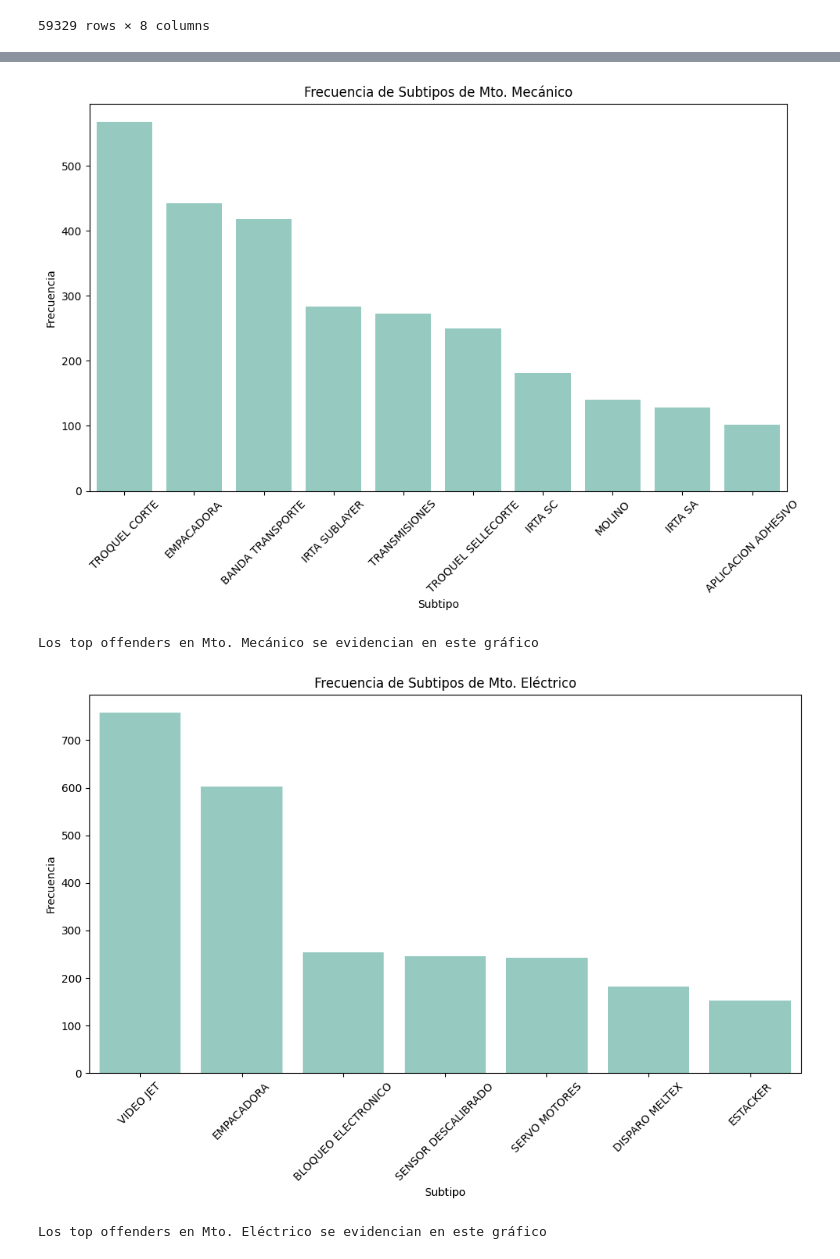
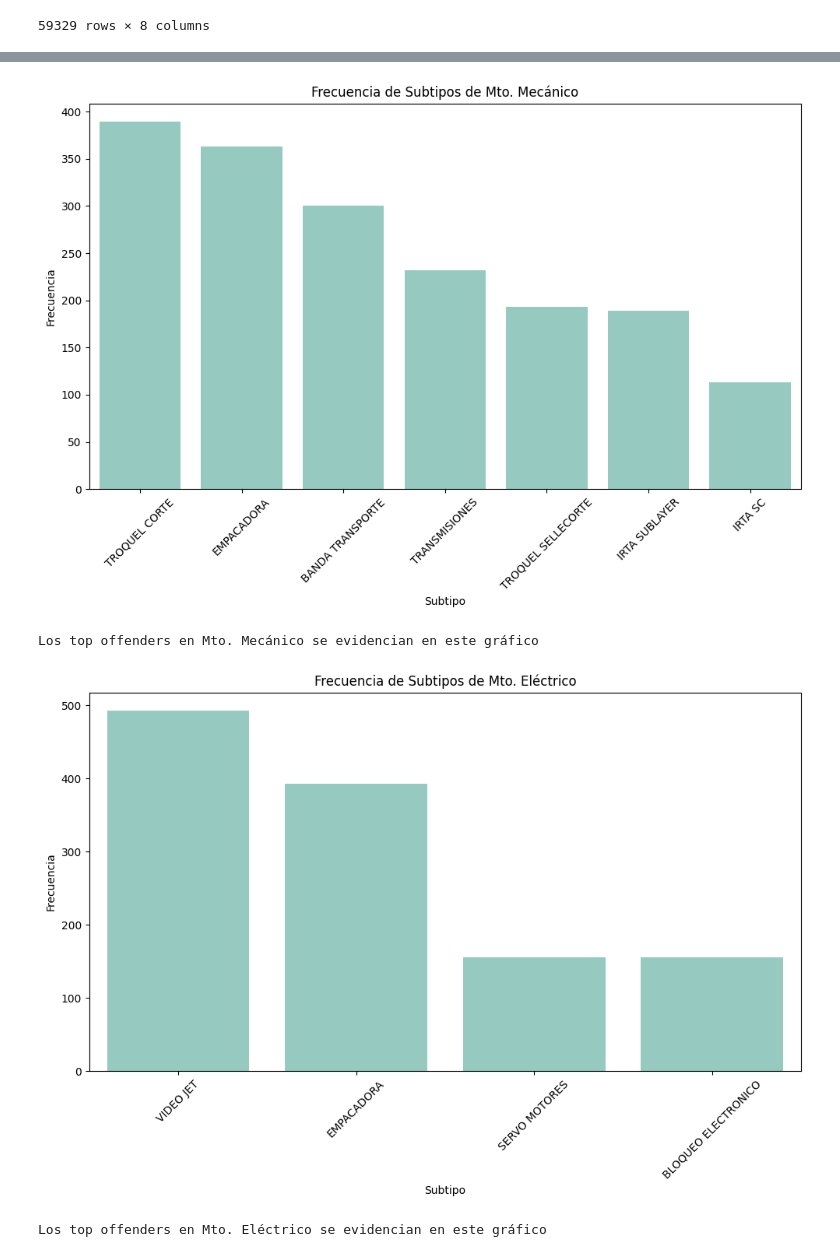
Before and after one commit to 19Juan/aaaa, a Jupyter notebook: src/explore.ipynb, the cells around one changed output, grey strips where cells are left out. Saved outputs shown, nothing was run; the diff lists cells and outputs as text; code cells hidden in the pictures.

```diff
--- a/src/explore.ipynb
+++ b/src/explore.ipynb
@@ -49,3 +49,7 @@ df
 | 70205 | mar-17 | L4 | Paros | Paro por reventado | AUT_10058_MOL_AUSENCIA PULPA 1 | DIARIOS NORMAL | 2 | ... |
 | 70206 | mar-17 | L4 | Paros | Paro por reventado | AUT_10058_MOL_AUSENCIA PULPA 1 | DIARIOS NORMAL | 1 | ... |
 59329 rows × 8 columns
+# %%
+#Necesito borrar las filas que tienen un valor menor o igual a 10 en la columna Tiempo del paro (min)
+df = df[df['Tiempo del paro (min)'] > 10]
+df
@@ -146,23 +163,23 @@ plt.tight_layout()
 plt.show()
 print('Los top offenders en Mto. Mecánico se evidencian en este gráfico')
 # %% [output]
-[figure, old version]
+[figure, new version]
 Los top offenders en Mto. Mecánico se evidencian en este gráfico
 # %%
 #Ahora, sólo tomando la columna Tipo, los valores que tengan "Paro Mto eléctrico", quiero ver qué valor tienen en la columna Subtipo
 df[df['Tipo'] == 'Mto. Eléctrico']['Subtipo'].value_counts()
 #Ahora haré un histograma con los subtipos de paro por emergencia pero sólo con los que tienen más de 100 ocurrencias
 subtipo_counts = df[df['Tipo'] == 'Mto. Eléctrico']['Subtipo'].value_counts()
-subtipo_counts = subtipo_counts[subtipo_counts > 150]
+subtipo_counts = subtipo_counts[subtipo_counts > 100]
 fig, ax = plt.subplots(figsize=(10, 7))
 sns.barplot(x=subtipo_counts.index, y=subtipo_counts.values, ax=ax)
 ax.set_xlabel('Subtipo')
 ax.set_ylabel('Frecuencia')
 ax.set_title('Frecuencia de Subtipos de Mto. Eléctrico')
 plt.xticks(rotation=45)
 plt.tight_layout()
 plt.show()
 print('Los top offenders en Mto. Eléctrico se evidencian en este gráfico')
 # %% [output]
-[figure, old version]
+[figure, new version]
 Los top offenders en Mto. Eléctrico se evidencian en este gráfico
```
Also changed, not shown: parts of 6 cells of this notebook.
